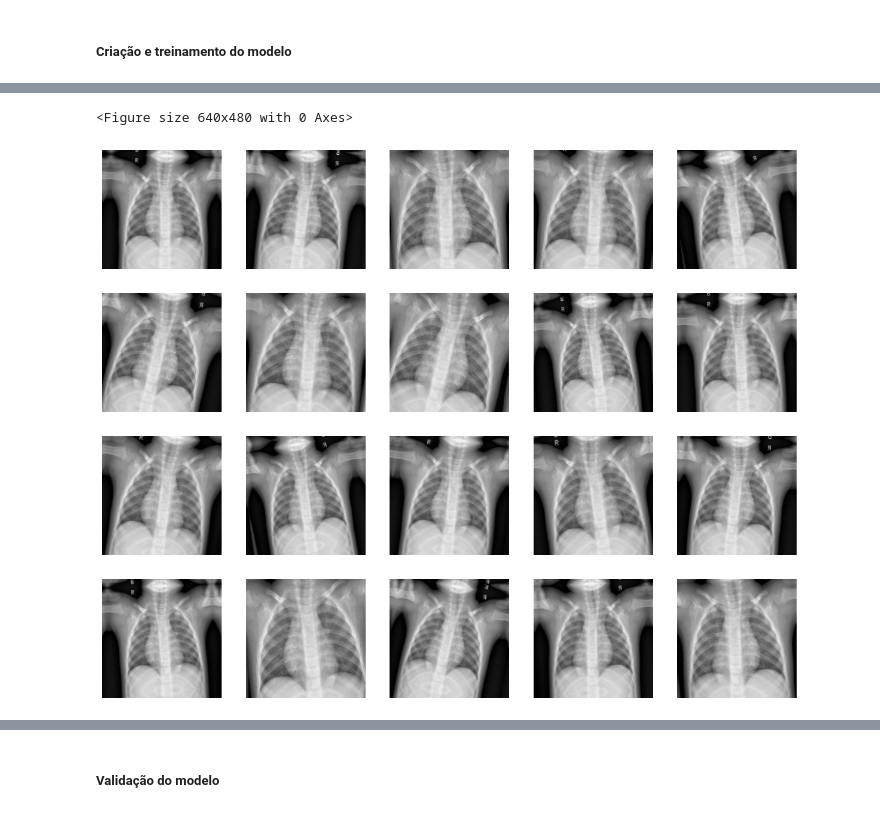
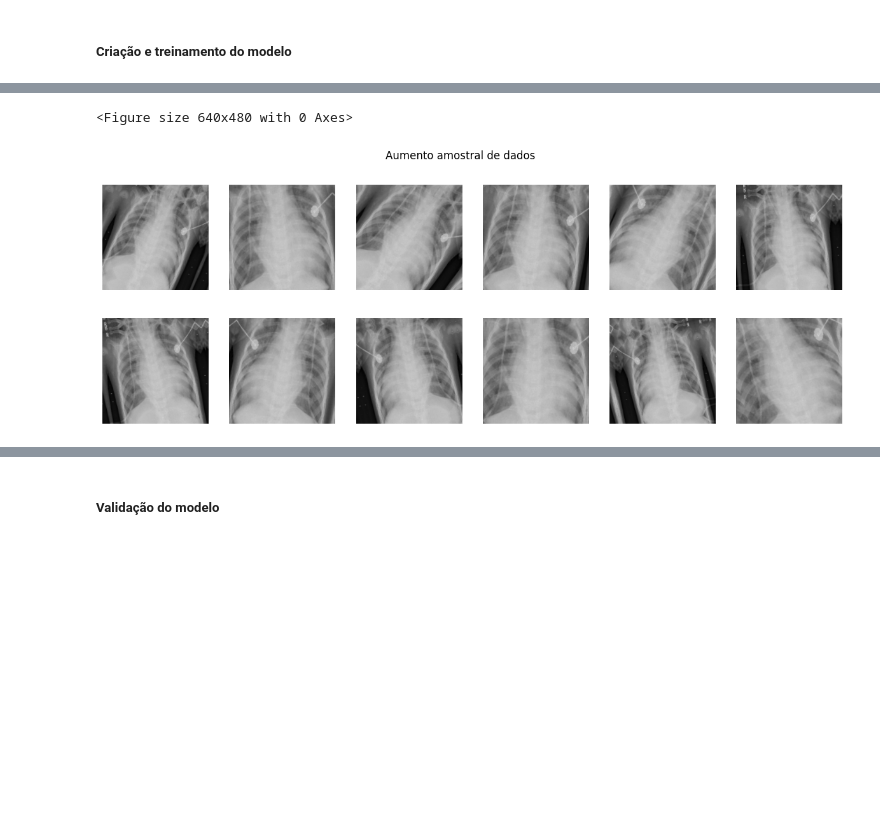
Before and after one commit to diegofemello/ImageClassificationWithPython, a Jupyter notebook: mobile_net_tcc.ipynb, the cells around one changed output, grey strips where cells are left out. Cells and saved outputs as stored; diff of their text form; code cells hidden in the pictures; blank space fills up the shorter version.

Commit message:
Treinamento

```diff
--- a/mobile_net_tcc.ipynb
+++ b/mobile_net_tcc.ipynb
@@ -53,7 +53,7 @@ class_names = [normal_classe, pneumonia_classe]
 # Carregando os datasets
 
 # Carregando o dataset de treinamento
-dataset_treinamento = tf.keras.preprocessing.image_dataset_from_directory(
+dataset_treinamento_original = tf.keras.preprocessing.image_dataset_from_directory(
     treinamento_folder,
     image_size=(img_width, img_height),
     batch_size=batch_size,
@@ -62,7 +62,7 @@ dataset_treinamento = tf.keras.preprocessing.image_dataset_from_directory(
 )
 
 # Carregando o dataset de validação
-dataset_validacao = tf.keras.preprocessing.image_dataset_from_directory(
+dataset_validacao_original = tf.keras.preprocessing.image_dataset_from_directory(
     validacao_folder,
     image_size=(img_width, img_height),
     batch_size=batch_size,
@@ -71,7 +71,7 @@ dataset_validacao = tf.keras.preprocessing.image_dataset_from_directory(
 )
 
 # Carregando o dataset de teste
-dataset_teste = tf.keras.preprocessing.image_dataset_from_directory(
+dataset_teste_original = tf.keras.preprocessing.image_dataset_from_directory(
     teste_folder,
     image_size=(img_width, img_height),
     batch_size=batch_size,
@@ -122,0 +136,9 @@ dataset_teste = dataset_teste.map(preprocess_image)
+# %%
+# Plotar imagens do dataset de treinamento
+plt.figure(figsize=(15, 5))
+for images, labels in dataset_treinamento.take(1):
+    for i in range(12):
+        ax = plt.subplot(2, 6, i + 1)
+        plt.imshow(images[i].numpy().astype("uint8"))
+        plt.title(class_names[np.argmax(labels[i])])
+        plt.axis("off")
@@ -222,30 +191,39 @@ ________________________________________________________________________________
 
 data_augmentation = tf.keras.Sequential([
     tf.keras.layers.experimental.preprocessing.RandomFlip('horizontal'),
-    tf.keras.layers.experimental.preprocessing.RandomZoom(0.2),
-    tf.keras.layers.experimental.preprocessing.RandomRotation(0.03),
+    tf.keras.layers.experimental.preprocessing.RandomZoom(0.3),
+    tf.keras.layers.experimental.preprocessing.RandomRotation(0.1),
 ])
+
+# Aplicando data augmentation no modelo
+
+model = tf.keras.Sequential([
+    data_augmentation,
+    model
+])
 # %%
 # Plotando imagens com Data Augmentation
 
 def plot_dataset_data_augmentation(dataset):
     plt.gcf().clear()
-    plt.figure(figsize=(15, 15))
+    plt.figure(figsize=(15, 5))
 
     for features, _ in dataset.take(1):
         feature = features[0]
 
-        for i in range(20):
+        plt.suptitle('Aumento amostral de dados')
+
+        for i in range(12):
             feature_data_augmentation = data_augmentation(
                 feature, training=True)
 
-            plt.subplot(5, 5, i + 1)
+            plt.subplot(2, 6, i + 1)
             plt.axis('off')
 
             plt.imshow(feature_data_augmentation.numpy().astype('uint8'))
 
 
 plot_dataset_data_augmentation(dataset_treinamento)
 # %% [output]
 <Figure size 640x480 with 0 Axes>
-[figure, old version]
+[figure, new version]
```
Also changed, not shown: parts of 17 cells of this notebook.
